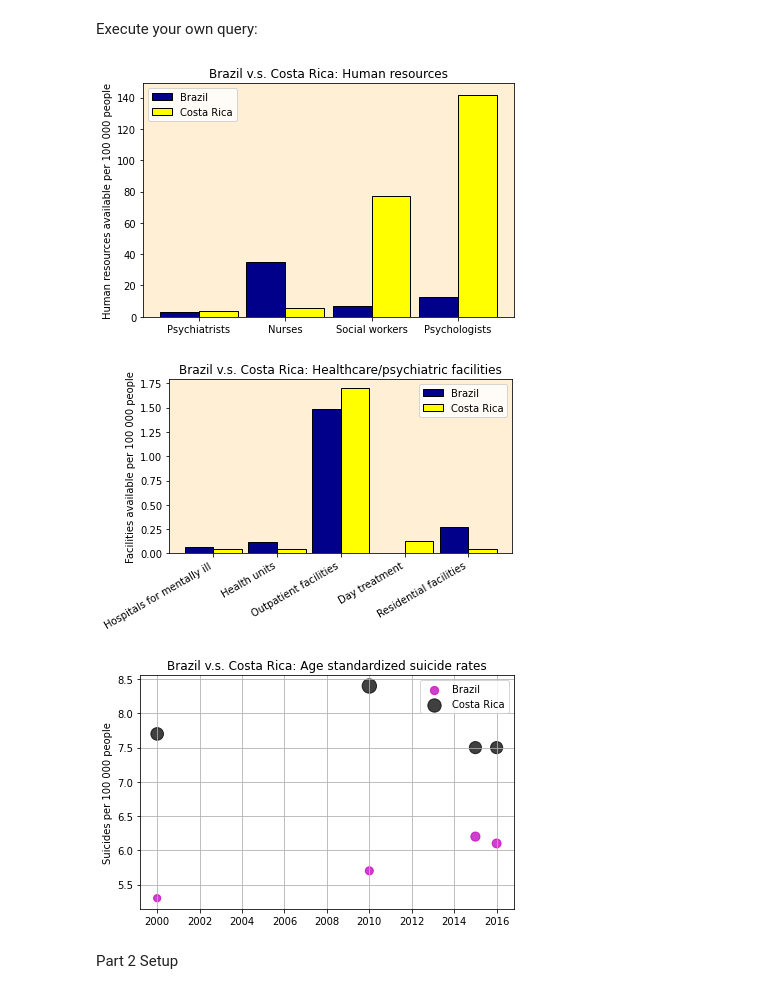
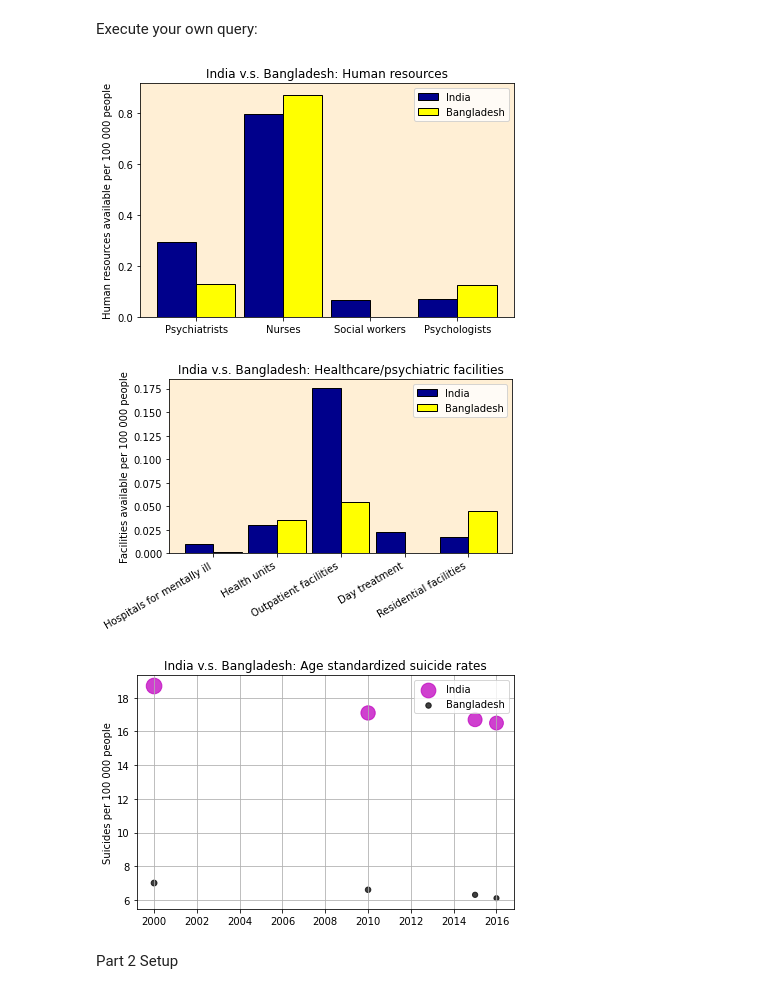
Before and after one commit to enanpurrp/MHIT, a Jupyter notebook: MHAS.ipynb, the cells around one changed output. Drawn from its saved outputs; the diff is of its cells as text; code cells hidden in the pictures.

```diff
--- a/MHAS.ipynb
+++ b/MHAS.ipynb
@@ -119,8 +127,8 @@ def seeTwoCountries(c1, c2):
   dates = [2016, 2015, 2010, 2000]
   ranking = np.random.normal(size=40)
   fig3, ax3 = plt.subplots()
-  ax3.scatter(dates, c1_s_data, c='m', alpha=0.75, s=0.35*c1_s_data**3, vmin=-50, vmax=50, label=c1)
-  ax3.scatter(dates, c2_s_data, c='k', alpha=0.75, s=0.35*c2_s_data**3, vmin=-50, vmax=50, label=c2)
+  ax3.scatter(dates, c1_s_data, c='m', alpha=0.75, s=0.7*c1_s_data**2, vmin=-50, vmax=50, label=c1)
+  ax3.scatter(dates, c2_s_data, c='k', alpha=0.75, s=0.7*c2_s_data**2, vmin=-50, vmax=50, label=c2)
 
   ax3.set_ylabel('Suicides per 100 000 people')
   ax3.set_title('%s v.s. %s: Age standardized suicide rates' % (c1, c2))
@@ -132,12 +140,12 @@ def seeTwoCountries(c1, c2):
   plt.show()
 # %% [markdown]
 Execute your own query:
-# %%
-seeTwoCountries('Brazil', 'Costa Rica')
-# %% [output]
-[figure, removed]
-[figure, removed]
-[figure, removed]
+# %%
+seeTwoCountries('India', 'Bangladesh')
+# %% [output]
+[figure, added]
+[figure, added]
+[figure, added]
 # %% [markdown]
 Part 2 Setup
 # %%
```
Also changed, not shown: parts of 1 cell of this notebook.
